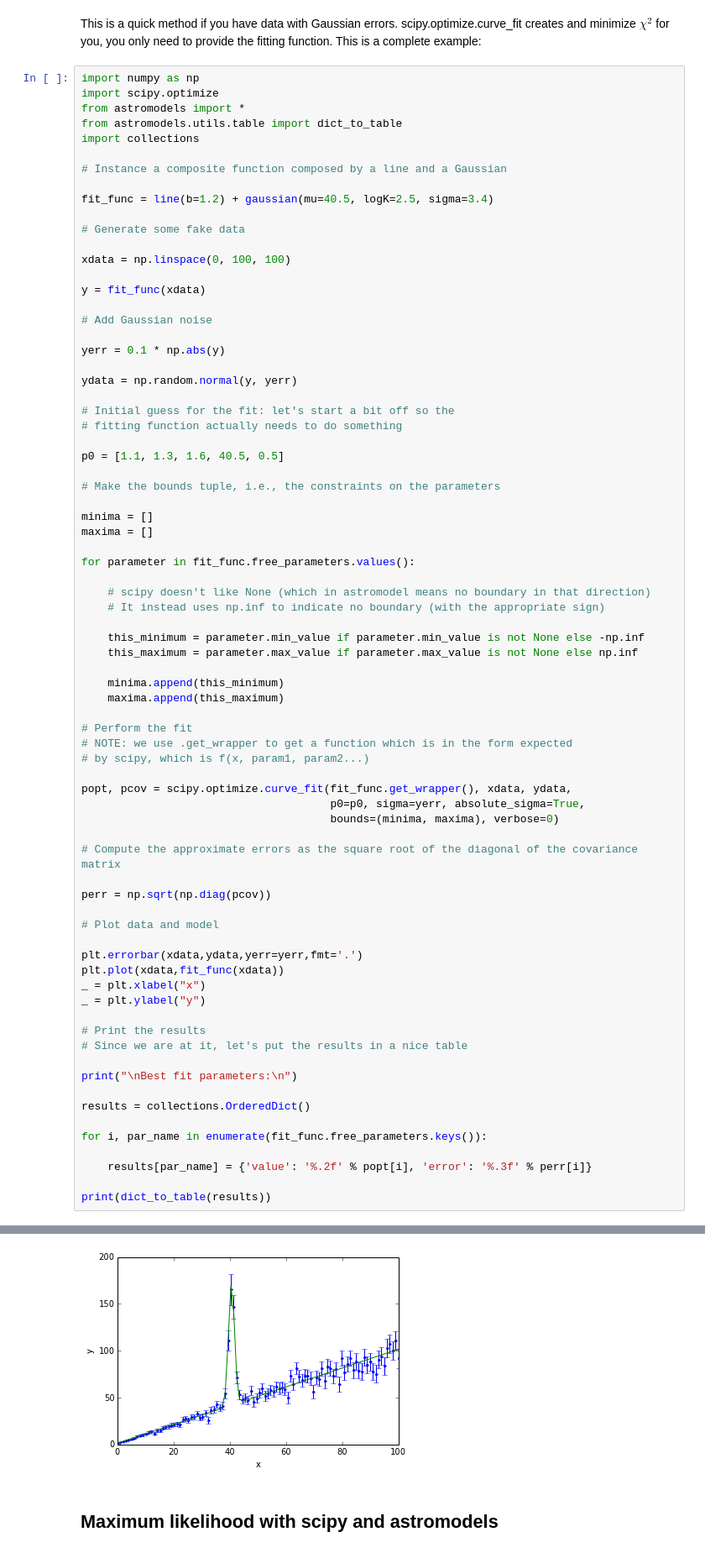
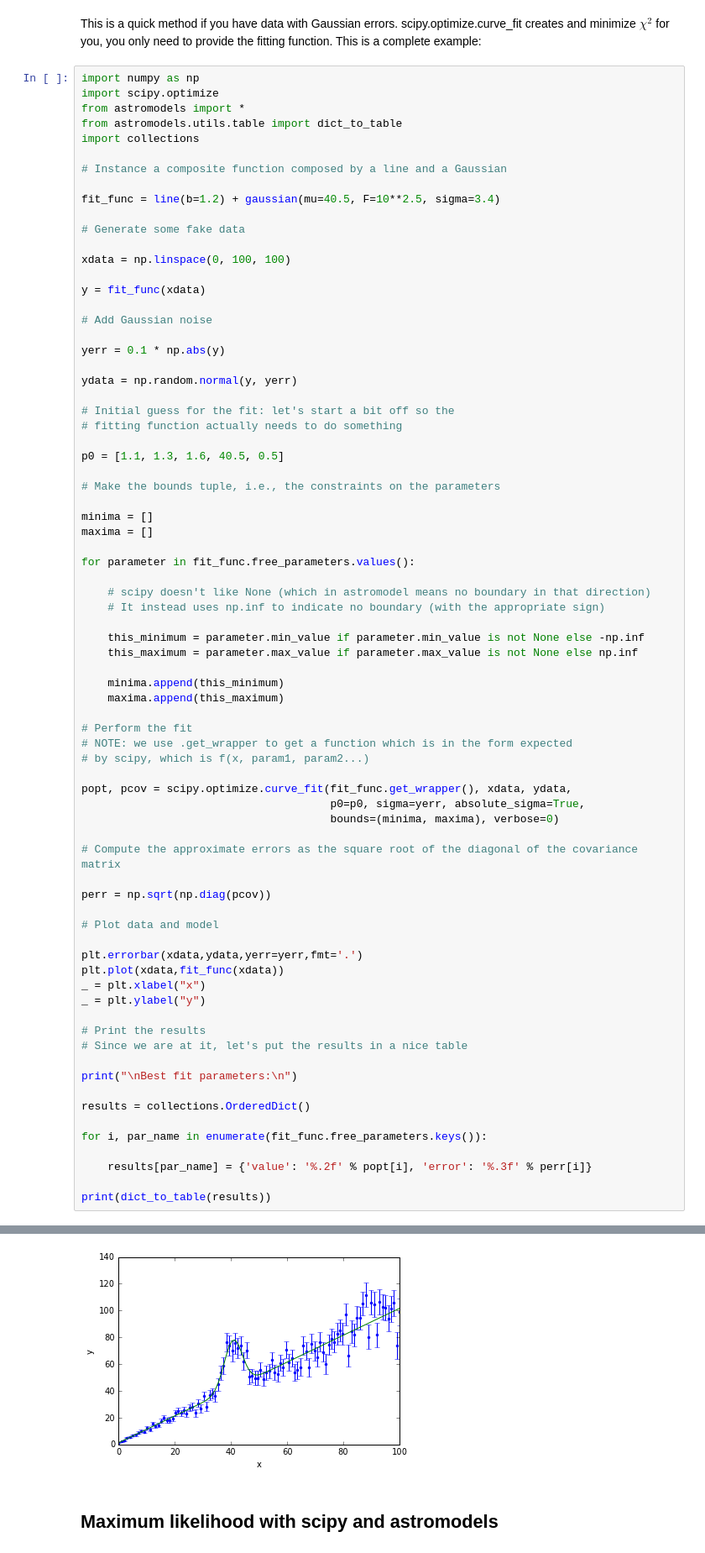
Before and after one commit to threeML/astromodels, a Jupyter notebook: examples/Quick_start.ipynb, the cells around one changed output, grey strips where cells are left out. Shown at 84% size. Drawn from its saved outputs; the diff is of its cells as text.

```diff
--- a/examples/Quick_start.ipynb
+++ b/examples/Quick_start.ipynb
@@ -69,7 +71,7 @@ import collections
 
 # Instance a composite function composed by a line and a Gaussian
 
-fit_func = line(b=1.2) + gaussian(mu=40.5, logK=2.5, sigma=3.4)
+fit_func = line(b=1.2) + gaussian(mu=40.5, F=10**2.5, sigma=3.4)
 
 # Generate some fake data
 
@@ -148,4 +150,4 @@ logSigma_2  0.03 0.026
-[figure, old version]
+[figure, new version]
 # %% [markdown]
 ## Maximum likelihood with scipy and astromodels
 # %% [markdown]
```
Also changed, not shown: parts of 9 cells of this notebook, 18 other files.
